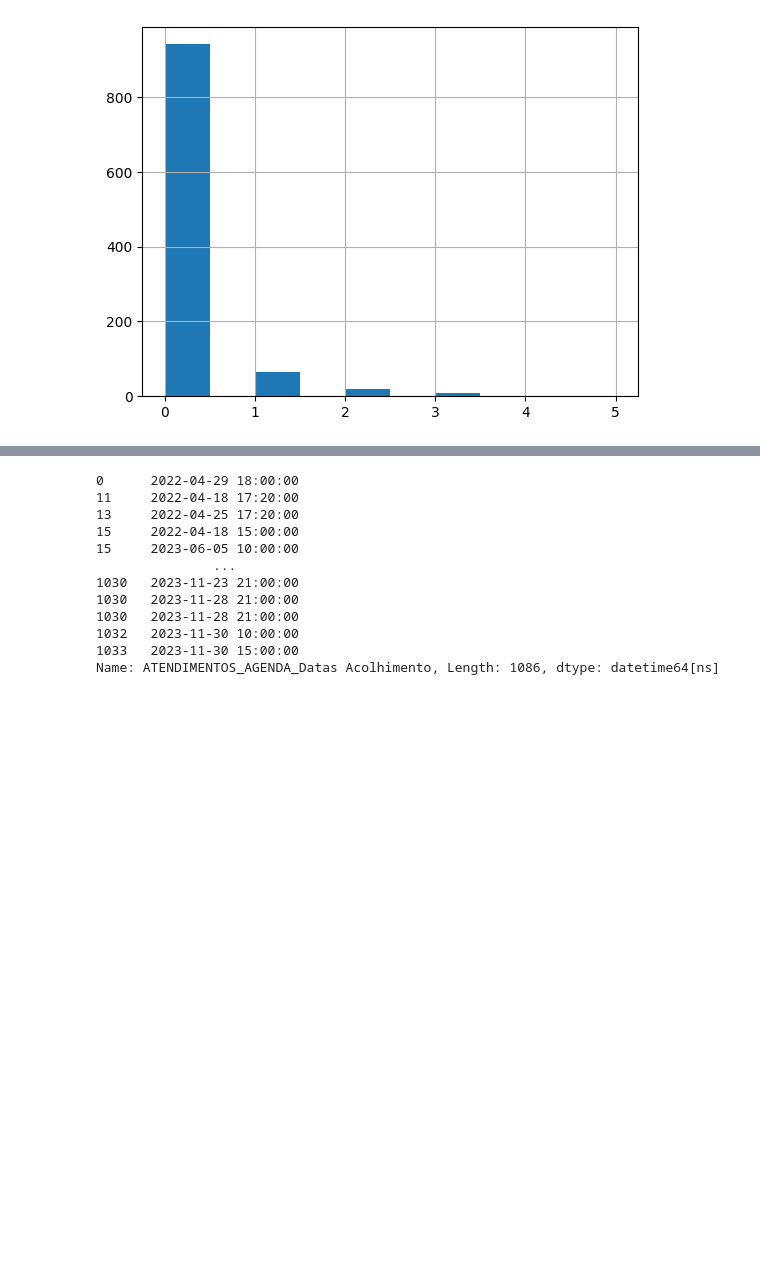
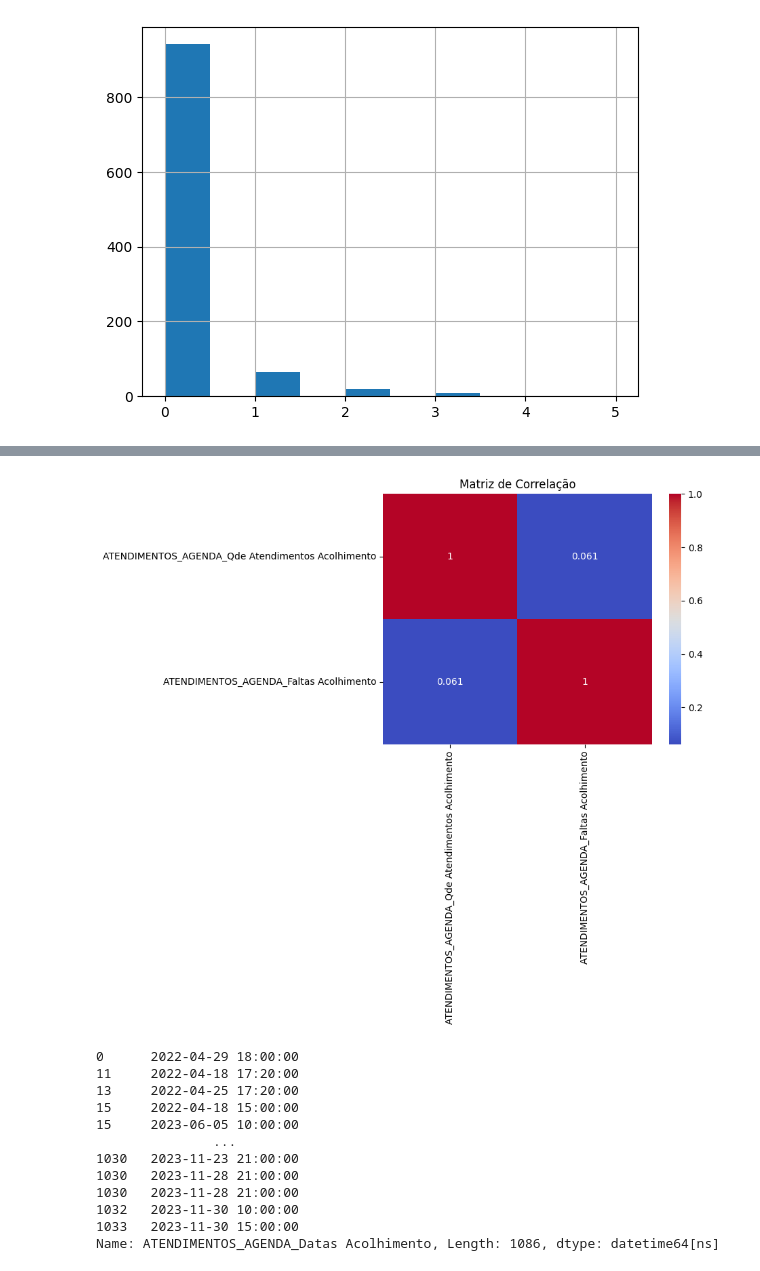
Before and after one commit to alessitomas/streamlit-deploy, a Jupyter notebook: src/notebooks/feauture engineering/01_feature_engineering.ipynb, the cells around one changed output, grey strips where cells are left out. Saved outputs shown, nothing was run; the diff lists cells and outputs as text; code cells hidden in the pictures; blank space fills up the shorter version.

```diff
--- a/src/notebooks/feauture engineering/01_feature_engineering.ipynb
+++ b/src/notebooks/feauture engineering/01_feature_engineering.ipynb
@@ -88,3 +101,16 @@ data["ATENDIMENTOS_AGENDA_Faltas Acolhimento"].hist()
+# %%
+import seaborn as sns
+
+# Calcule a matriz de correlação
+correlation_matrix = data[["ATENDIMENTOS_AGENDA_Qde Atendimentos Acolhimento","ATENDIMENTOS_AGENDA_Faltas Acolhimento"]].corr()
+
+
+# Plote um heatmap da matriz de correlação
+sns.heatmap(correlation_matrix, annot=True, cmap='coolwarm')
+plt.title('Matriz de Correlação')
+plt.show()
+# %% [output]
+[figure, added]
 # %%
 data["ATENDIMENTOS_AGENDA_Datas Acolhimento"].fillna("Nunca ocorreu",inplace=True)
 # %%
```
Also changed, not shown: parts of 5 cells of this notebook, 3 other files.
